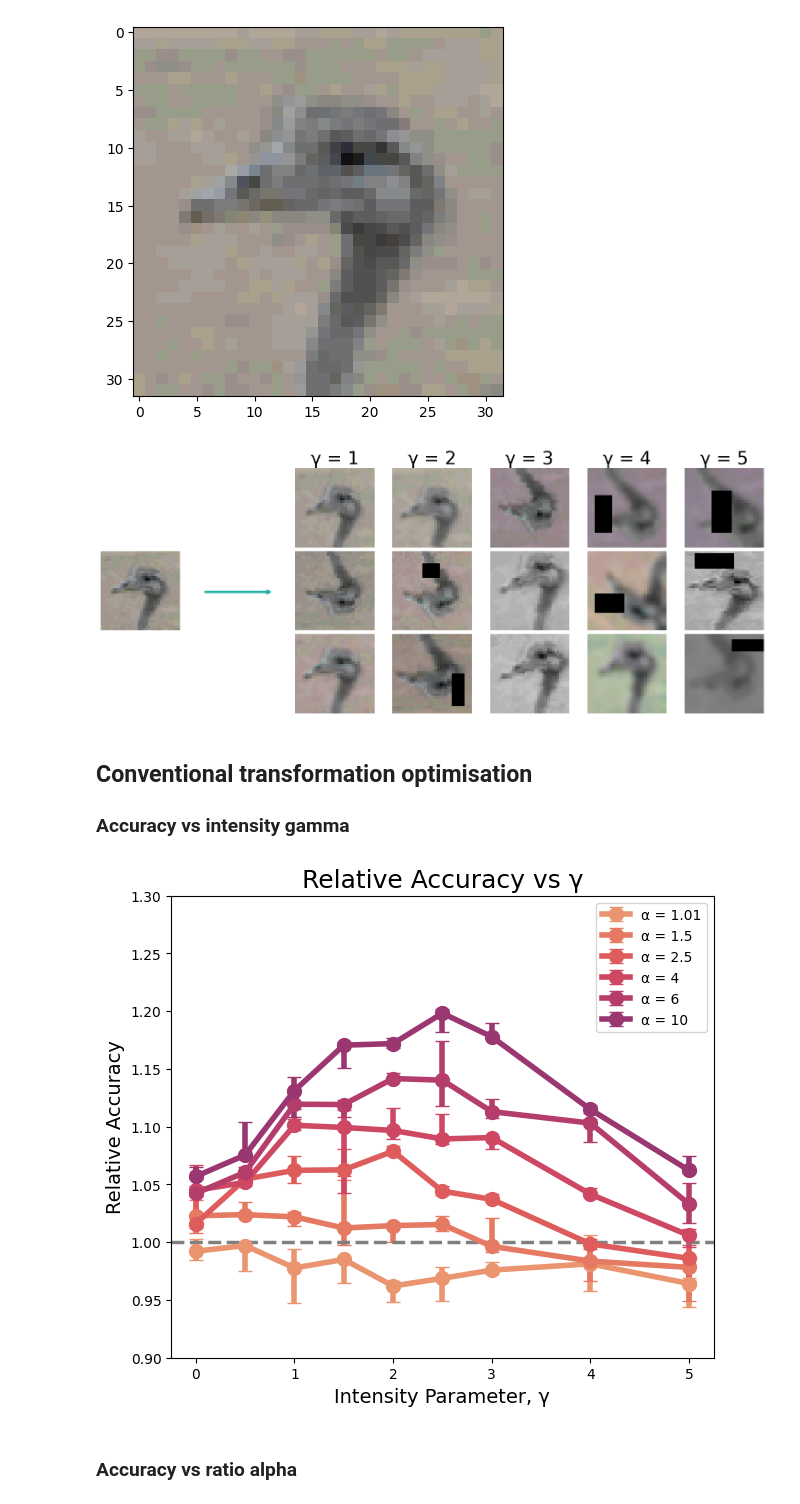
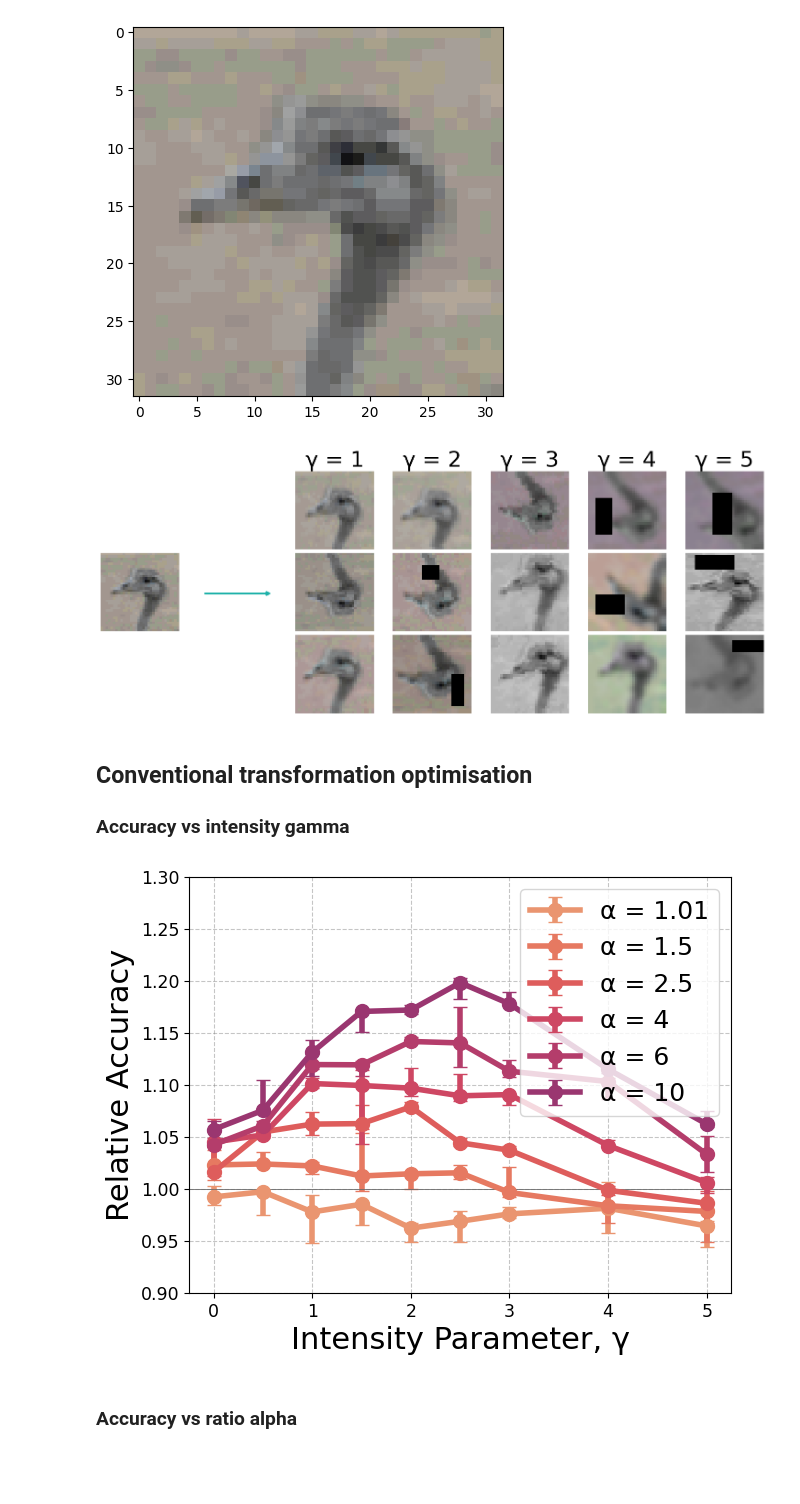
Before and after one commit to ar929/syn-data-comp, a Jupyter notebook: reproduce_results.ipynb, the cells around one changed output. Drawn from its saved outputs; the diff is of its cells as text; code cells hidden in the pictures; blank space fills up the shorter version.

```diff
--- a/reproduce_results.ipynb
+++ b/reproduce_results.ipynb
@@ -24,7 +25,8 @@ import utils
 # Note this is very slow, but allows reproduction of all results
 recalculate_results = False
 
-device_name = utils.get_device()
-device = torch.device(device_name)
-CNN_params_dict = utils.CNN_params_setup(device)
-dropout_conv, dropout_fc = CNN_params_dict['dropout_conv'], CNN_params_dict['dropout_fc']
+plot_titles = False
+save_plots = True
+if save_plots:
+    if not os.path.exists('Images'):
+        os.makedirs('Images')
@@ -100,7 +118,7 @@ else:
 orig_lc_json_name = "scores/orig_data_learning_curve.json"
 
 if recalculate_results:
-    n_samp = [1000, 2000, 4000, 8000, 15000, 30000, 50000]
+    n_samp = [100, 200, 500, 1000, 2000, 4000, 8000, 15000, 30000, 50000]
     epoch_list = [20, 30, 50, 70, 100]
     lc_orig_dict = {}
 
@@ -170,6 +196,8 @@ plt.show()
 # %% [output]
 [figure]
 # %%
+aug_birds_plotname = "Images/aug_birds.pdf"
+
 ### Standard
 nrow = 3
 ncol = 7
@@ -193,12 +221,16 @@ for i in range(nrow):
             img = utils.img_transformation(torch.tensor(test_img).T, prob = 1, gamma = gamma, seed = (53 + (i * j))).T
             ax.imshow(img)
             if i == 0:
-                ax.set_title(f"γ = {gamma}", fontsize=28)
+                ax.set_title(f"γ = {gamma}", fontsize=34)
             ax.axis('off')
 fig.tight_layout()
+
+if save_plots:
+    plt.savefig(aug_birds_plotname, format="pdf", bbox_inches="tight")
+
 plt.show()
 # %% [output]
-[figure, old version]
+[figure, new version]
 # %% [markdown]
 ## Conventional transformation optimisation
 ### Accuracy vs intensity gamma
@@ -236,6 +268,8 @@ else:
     with open(acc_conv_gamma_json_name, 'r') as json_file:
             test_accs_per_alpha_dict = json.load(json_file)
 # %%
+conv_acc_vs_gamma_plotname = "Images/acc_vs_gamma.pdf"
+
 # x_axis = [-1] + var_list
 alpha_list = list(test_accs_per_alpha_dict.keys())
 gamma_list = [0, 0.5, 1, 1.5, 2, 2.5, 3, 4, 5]
@@ -247,35 +281,46 @@ for alpha in alpha_list:
     lq, med, uq = np.percentile(this_accs / avg_baseline_accuracy, [25, 50, 75], axis=0)
     lqd, uqd = med - lq, uq - med
 
     data_list.append({
         'Augmentation Ratio': alpha,
         'x': gamma_list,
         'Median Accuracy': med,
         'Lower Deviation': lqd,
         'Upper Deviation': uqd
     })
 
 # Convert to DataFrame for easier plotting
 df = pd.DataFrame(data_list)
 
 # Create the plot
-plt.figure(figsize=my_fig_size)
+plt.figure(figsize=(my_fig_size[0], my_fig_size[1]*0.9))
 palette = sns.color_palette('flare', len(alpha_list)+2)
 
 # Plot each augmentation ratio
 for i, alpha in enumerate(alpha_list):
     plt.errorbar(df.loc[i, 'x'], df.loc[i, 'Median Accuracy'],
                  yerr=[df.loc[i, 'Lower Deviation'], df.loc[i, 'Upper Deviation']],
                  fmt='o-', label=f"α = {alpha}", capsize=5, color=palette[i],
                  markersize = ms, linewidth = lw)
 
-# Aesthetics
-plt.title("Relative Accuracy vs γ", fontsize=title_size)
 plt.ylim(0.9, 1.3)
 plt.legend(fontsize=legend_size)
 plt.xlabel("Intensity Parameter, γ", fontsize=label_size)
 plt.ylabel("Relative Accuracy", fontsize=label_size)
-plt.axhline(y=1, color='gray', linestyle='--', lw = 2.5)
+
+plt.xticks(fontsize=tick_size)
+plt.yticks(fontsize=tick_size)
+
+# plt.axhline(y=1, color='gray', linestyle='--', lw = 2.5)
+plot_baseline()
+
+plt.grid(True, **grid_params)
+if plot_titles:
+    plt.title("Relative Accuracy vs γ", fontsize=title_size)
+
+if save_plots:
+    plt.savefig(conv_acc_vs_gamma_plotname, format="pdf", bbox_inches="tight")
+
 plt.show()
 # %% [output]
-[figure, old version]
+[figure, new version]
```
Also changed, not shown: parts of 43 cells of this notebook.
